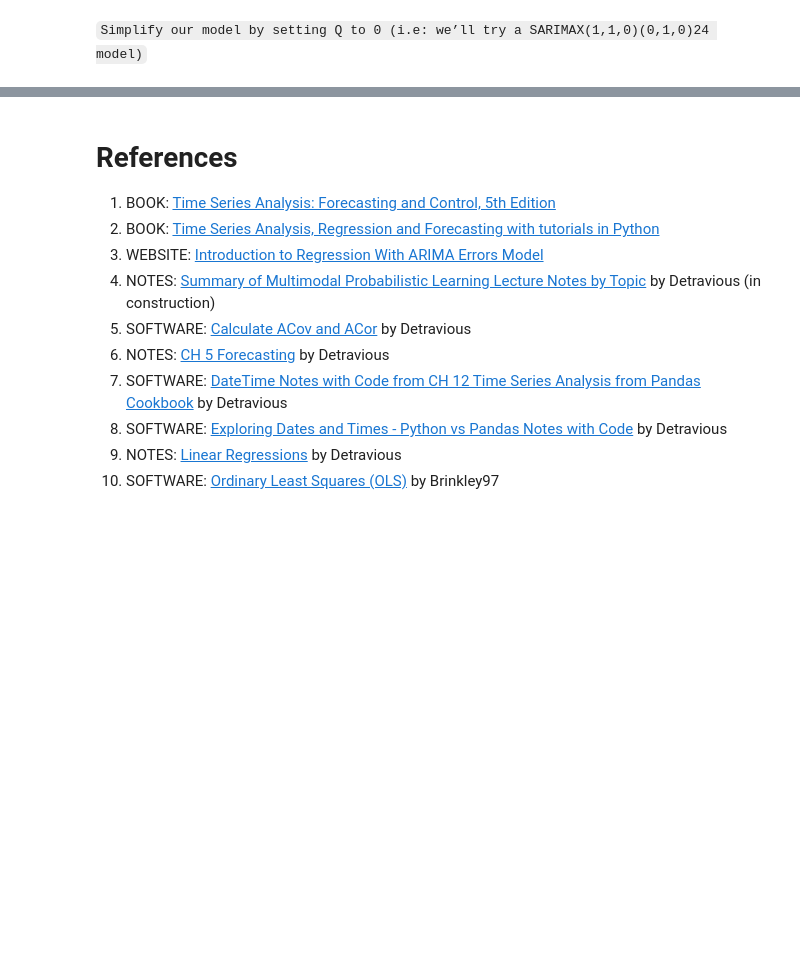
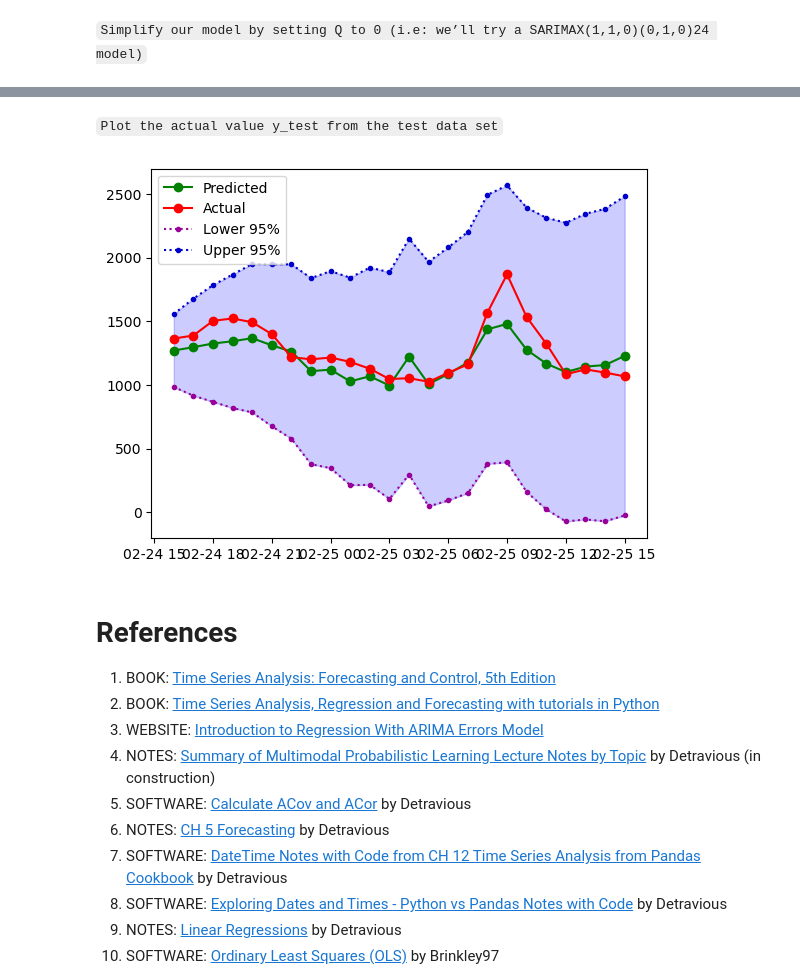
Before and after one commit to Brinkley97/book-forecasting_and_control, a Jupyter notebook: part_1/3-linear_stationary_models_and_4-linear_nonstationary_models/regressionWithSeasonalARIMA.ipynb, the cells around one changed output, grey strips where cells are left out. Cells and saved outputs as stored; diff of their text form; code cells hidden in the pictures; blank space fills up the shorter version.

```diff
--- a/part_1/4-linear_nonstationary_models/regressionWithSeasonalARIMA.ipynb
+++ b/part_1/3-linear_stationary_models_and_4-linear_nonstationary_models/regressionWithSeasonalARIMA.ipynb
@@ -553,3 +553,7 @@ Warnings:
 [1] Covariance matrix calculated using the outer product of gradients (complex-step).
 # %% [markdown]
 `Simplify our model by setting Q to 0 (i.e: we’ll try a SARIMAX(1,1,0)(0,1,0)24 model)`
+# %%
+sarimax_model = ARIMA(endog=y_train, exog=X_train_minus_intercept,order=(1,1,0), seasonal_order=(0,1,0,24))
+sarimax_results = sarimax_model.fit()
+sarimax_results.summary()
@@ -560,0 +584,4 @@ Warnings:
+# %%
+X_test_minus_intercept = X_test.drop('Intercept', axis=1)
+X_test_minus_intercept = X_test_minus_intercept.asfreq('H')
+y_test = y_test.asfreq('H')
@@ -560,0 +590,3 @@ Warnings:
+# %%
+predictions = sarimax_results.get_forecast(steps=24, exog=X_test_minus_intercept[:24])
+predictions.summary_frame()
@@ -561,3 +611,21 @@ Warnings:
+# %% [markdown]
+`Plot the actual value y_test from the test data set`
+# %%
+predicted, = plt.plot(X_test_minus_intercept[:24].index, predictions.summary_frame()['mean'], 'go-', label='Predicted')
+
+actual, = plt.plot(X_test_minus_intercept[:24].index, y_test[:24], 'ro-', label='Actual')
+
+lower, = plt.plot(X_test_minus_intercept[:24].index, predictions.summary_frame()['mean_ci_lower'], color='#990099', marker='.', linestyle=':', label='Lower 95%')
+
+upper, = plt.plot(X_test_minus_intercept[:24].index, predictions.summary_frame()['mean_ci_upper'], color='#0000cc', marker='.', linestyle=':', label='Upper 95%')
+
+plt.fill_between(X_test_minus_intercept[:24].index, predictions.summary_frame()['mean_ci_lower'], predictions.summary_frame()['mean_ci_upper'], color = 'b', alpha = 0.2)
+
+plt.legend(handles=[predicted, actual, lower, upper])
+
+plt.show()
+# %% [output]
+[figure, added]
 # %% [markdown]
 # References
 
```
Also changed, not shown: parts of 6 cells of this notebook.
